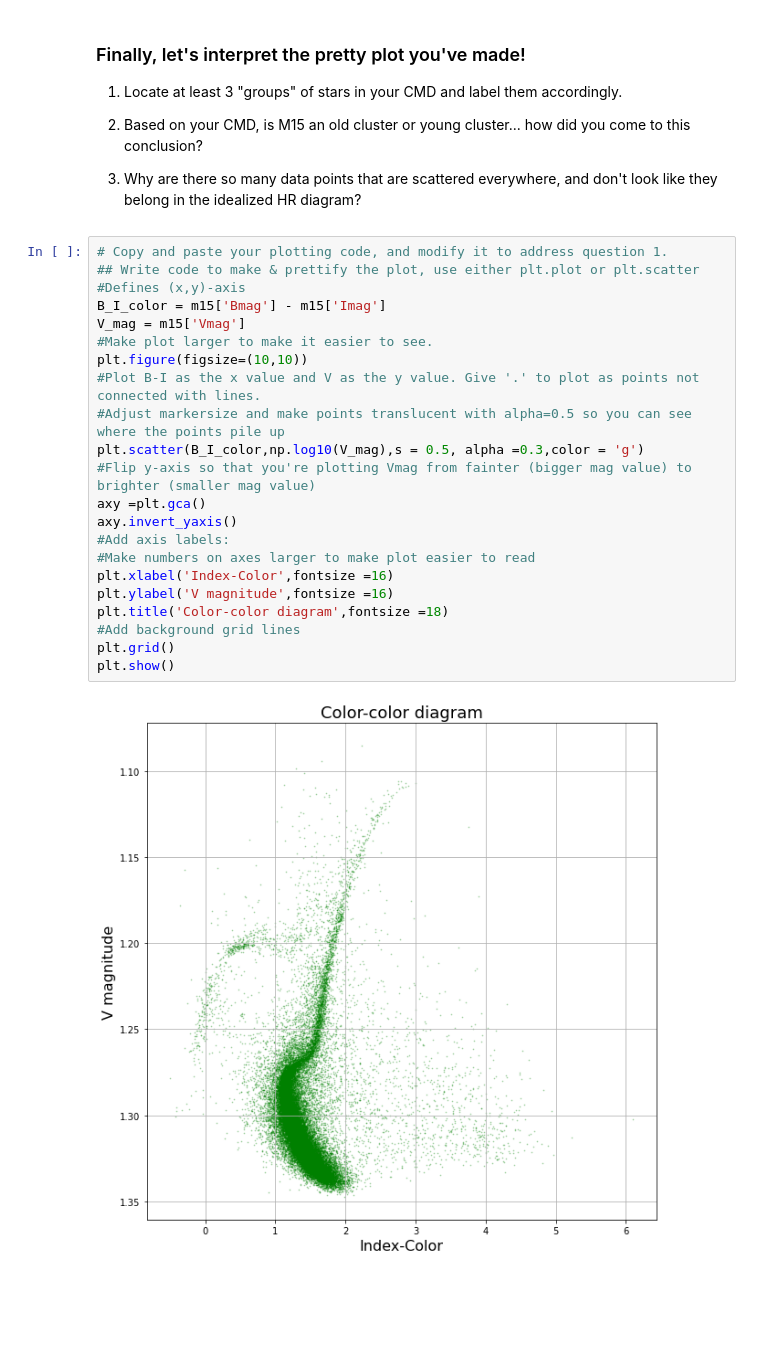
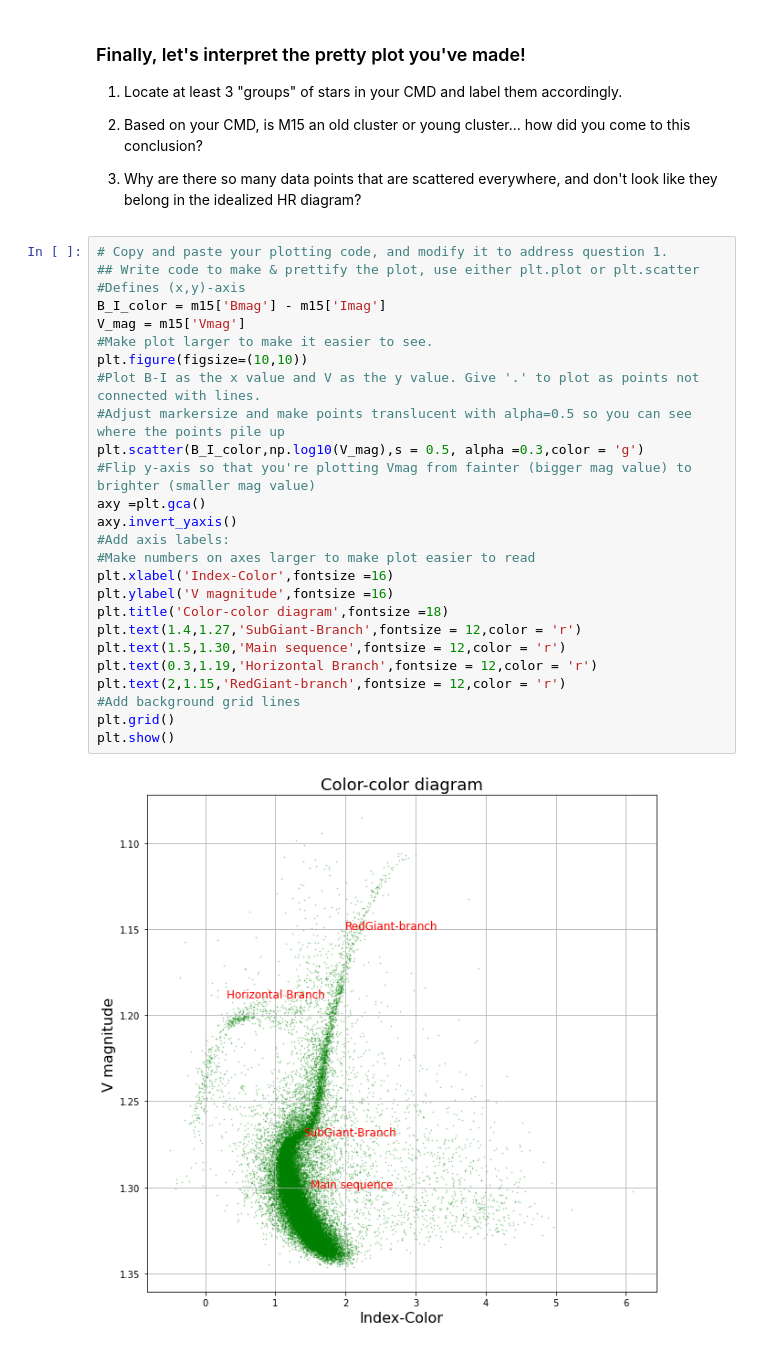
Before and after one commit to aquinocosme/ASTR3190-Introduction-to-Research-in-Astronomy, a Jupyter notebook: lessons/07-extra_plotting_AquinoOvelar.ipynb, the cells around one changed output. Drawn from its saved outputs; the diff is of its cells as text; blank space fills up the shorter version.

```diff
--- a/lessons/07-extra_plotting_AquinoOvelar.ipynb
+++ b/lessons/07-extra_plotting_AquinoOvelar.ipynb
@@ -96,24 +96,28 @@ plt.show()
 # %%
 # Copy and paste your plotting code, and modify it to address question 1.
 ## Write code to make & prettify the plot, use either plt.plot or plt.scatter
 #Defines (x,y)-axis
 B_I_color = m15['Bmag'] - m15['Imag']
 V_mag = m15['Vmag']
 #Make plot larger to make it easier to see.
 plt.figure(figsize=(10,10))
 #Plot B-I as the x value and V as the y value. Give '.' to plot as points not connected with lines.
 #Adjust markersize and make points translucent with alpha=0.5 so you can see where the points pile up
 plt.scatter(B_I_color,np.log10(V_mag),s = 0.5, alpha =0.3,color = 'g')
 #Flip y-axis so that you're plotting Vmag from fainter (bigger mag value) to brighter (smaller mag value)
 axy =plt.gca()
 axy.invert_yaxis()
 #Add axis labels:
 #Make numbers on axes larger to make plot easier to read
 plt.xlabel('Index-Color',fontsize =16)
 plt.ylabel('V magnitude',fontsize =16)
 plt.title('Color-color diagram',fontsize =18)
+plt.text(1.4,1.27,'SubGiant-Branch',fontsize = 12,color = 'r')
+plt.text(1.5,1.30,'Main sequence',fontsize = 12,color = 'r')
+plt.text(0.3,1.19,'Horizontal Branch',fontsize = 12,color = 'r')
+plt.text(2,1.15,'RedGiant-branch',fontsize = 12,color = 'r')
 #Add background grid lines
 plt.grid()
 plt.show()
 # %% [output]
-[figure, old version]
+[figure, new version]
```
Also changed, not shown: parts of 3 cells of this notebook.
